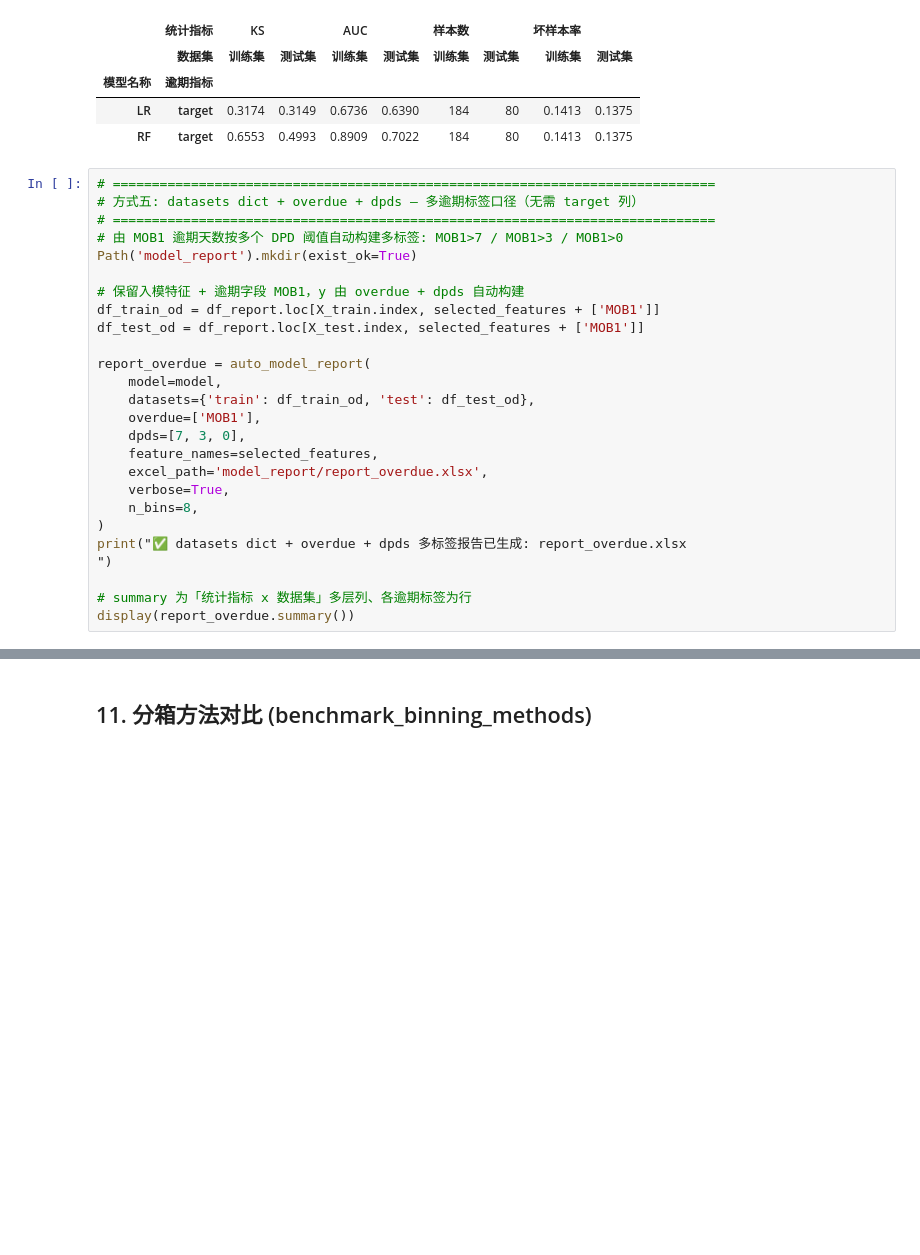
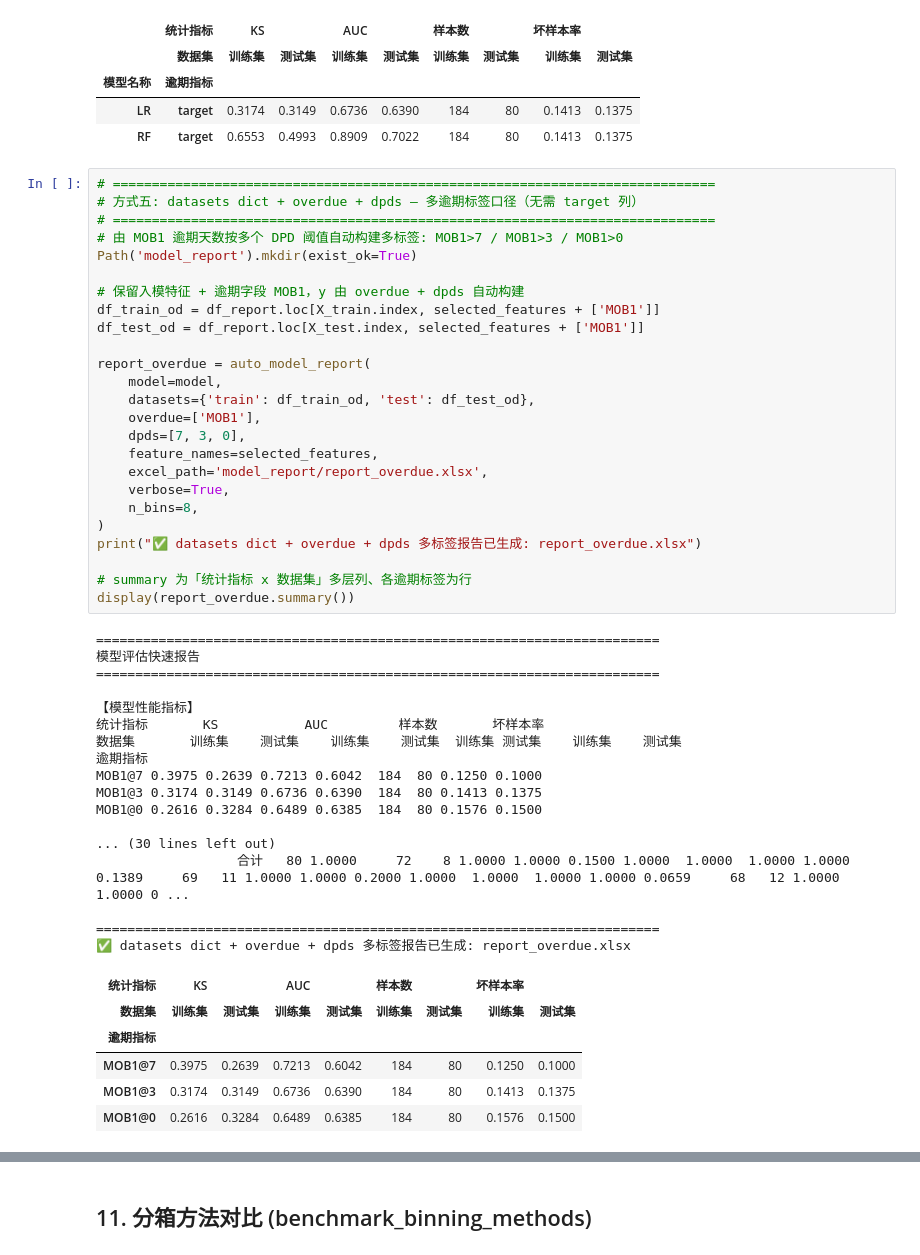
Before and after one commit to hengshu-credit/hscredit, a Jupyter notebook: examples/11_report.ipynb, the cells around one changed output, grey strips where cells are left out. Saved outputs shown, nothing was run; the diff lists cells and outputs as text; blank space fills up the shorter version.

```diff
--- a/examples/11_report.ipynb
+++ b/examples/11_report.ipynb
@@ -1005,29 +1005,52 @@ display(comparison)
 # %%
 # =============================================================================
 # 方式五: datasets dict + overdue + dpds — 多逾期标签口径（无需 target 列）
 # =============================================================================
 # 由 MOB1 逾期天数按多个 DPD 阈值自动构建多标签: MOB1>7 / MOB1>3 / MOB1>0
 Path('model_report').mkdir(exist_ok=True)
 
 # 保留入模特征 + 逾期字段 MOB1，y 由 overdue + dpds 自动构建
 df_train_od = df_report.loc[X_train.index, selected_features + ['MOB1']]
 df_test_od = df_report.loc[X_test.index, selected_features + ['MOB1']]
 
 report_overdue = auto_model_report(
     model=model,
     datasets={'train': df_train_od, 'test': df_test_od},
     overdue=['MOB1'],
     dpds=[7, 3, 0],
     feature_names=selected_features,
     excel_path='model_report/report_overdue.xlsx',
     verbose=True,
     n_bins=8,
 )
-print("✅ datasets dict + overdue + dpds 多标签报告已生成: report_overdue.xlsx
-")
+print("✅ datasets dict + overdue + dpds 多标签报告已生成: report_overdue.xlsx")
 
 # summary 为「统计指标 x 数据集」多层列、各逾期标签为行
 display(report_overdue.summary())
+# %% [output]
+========================================================================
+模型评估快速报告
+========================================================================
+
+【模型性能指标】
+统计指标       KS           AUC         样本数       坏样本率
+数据集       训练集    测试集    训练集    测试集  训练集 测试集    训练集    测试集
+逾期指标
+MOB1@7 0.3975 0.2639 0.7213 0.6042  184  80 0.1250 0.1000
+MOB1@3 0.3174 0.3149 0.6736 0.6390  184  80 0.1413 0.1375
+MOB1@0 0.2616 0.3284 0.6489 0.6385  184  80 0.1576 0.1500
+
+... (30 lines left out)
+                  合计   80 1.0000     72    8 1.0000 1.0000 0.1500 1.0000  1.0000  1.0000 1.0000 0.1389     69   11 1.0000 1.0000 0.2000 1.0000  1.0000  1.0000 1.0000 0.0659     68   12 1.0000 1.0000 0 ...
+
+========================================================================
+✅ datasets dict + overdue + dpds 多标签报告已生成: report_overdue.xlsx
+| 统计指标 | KS |  | AUC |  | 样本数 |  | 坏样本率 |  |
+| 数据集 | 训练集 | 测试集 | 训练集 | 测试集 | 训练集 | 测试集 | 训练集 | 测试集 |
+| 逾期指标 |  |  |  |  |  |  |  |  |
+| MOB1@7 | 0.3975 | 0.2639 | 0.7213 | 0.6042 | 184 | 80 | 0.1250 | 0.1000 |
+| MOB1@3 | 0.3174 | 0.3149 | 0.6736 | 0.6390 | 184 | 80 | 0.1413 | 0.1375 |
+| MOB1@0 | 0.2616 | 0.3284 | 0.6489 | 0.6385 | 184 | 80 | 0.1576 | 0.1500 |
 # %%
 # =============================================================================
 # 方式六: datasets dict + overdue + dpds + 放款金额 — 多标签 + 金额口径
```
Also changed, not shown: parts of 4 cells of this notebook, 2 other files.
